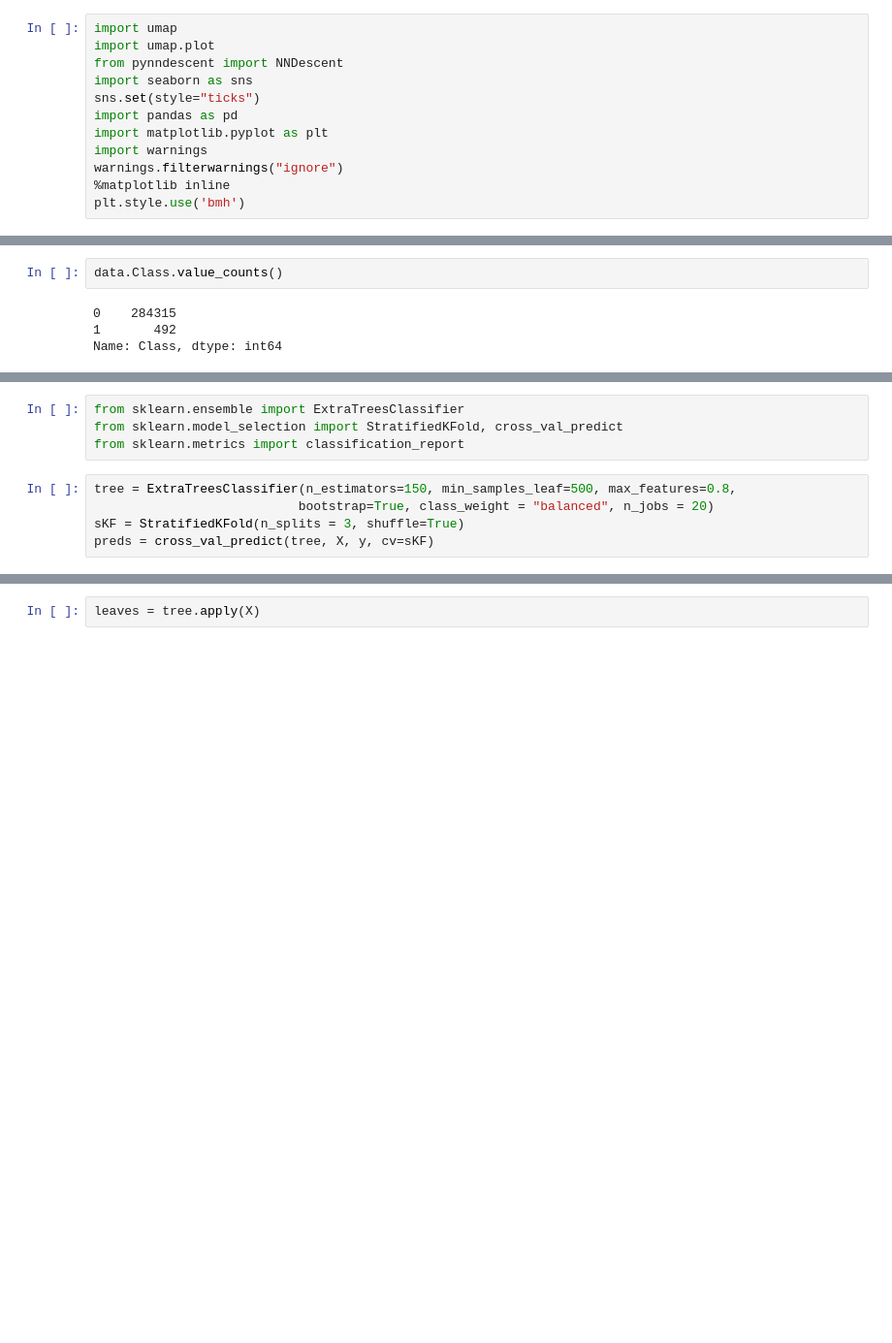
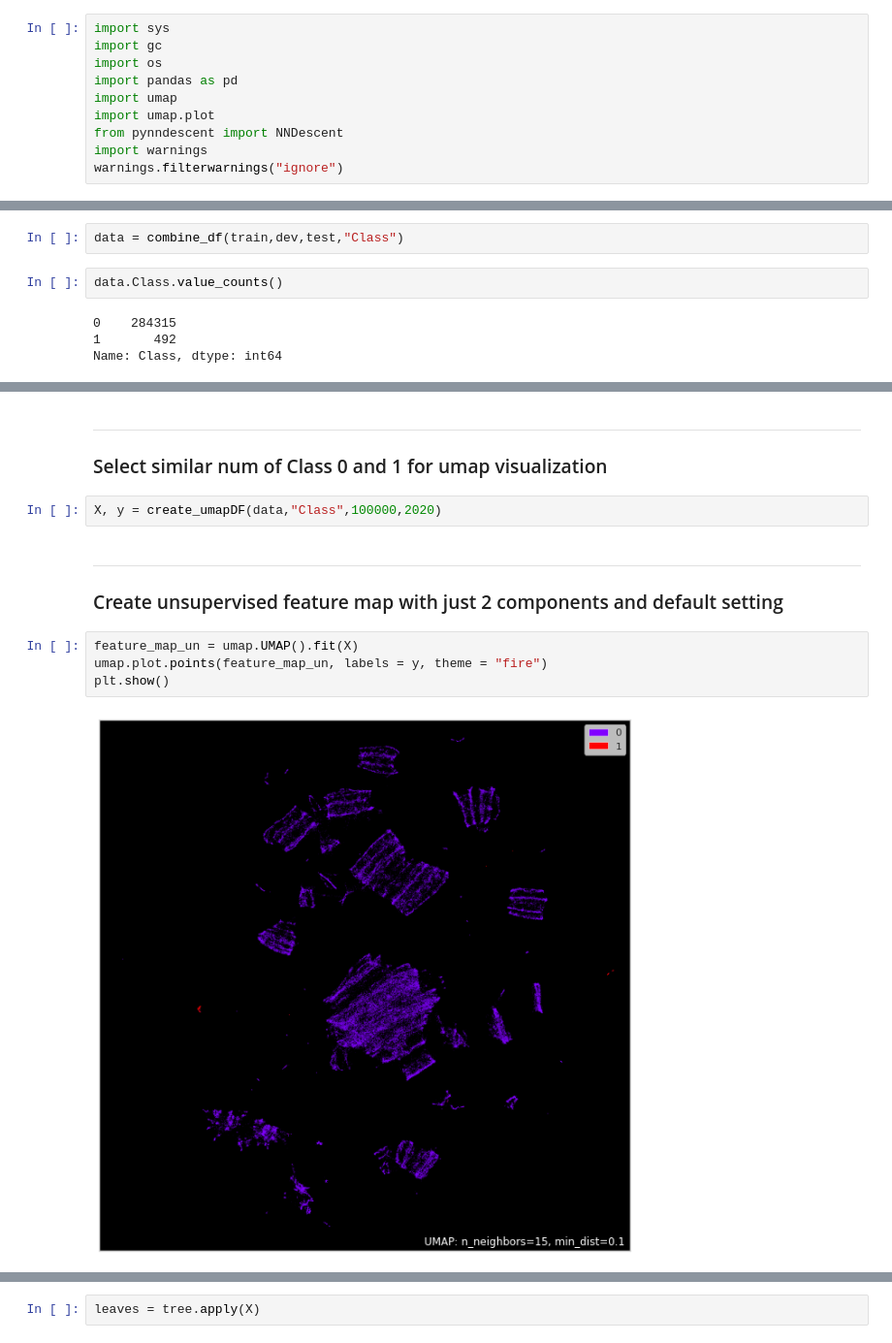
Before and after one commit to mzhou356/creditCardFraud, a Jupyter notebook: Feature_Visualization/notebooks/UMAP_visualization.ipynb, the cells around one changed output, grey strips where cells are left out. Shown at 97% size. Cells and saved outputs as stored; diff of their text form; blank space fills up the shorter version.

```diff
--- a/Feature_Visualization/notebooks/UMAP_visualization.ipynb
+++ b/Feature_Visualization/notebooks/UMAP_visualization.ipynb
@@ -1,12 +4,10 @@
 # %%
+import sys
+import gc
+import os
+import pandas as pd
 import umap
 import umap.plot
 from pynndescent import NNDescent
-import seaborn as sns
-sns.set(style="ticks")
-import pandas as pd
-import matplotlib.pyplot as plt
 import warnings
 warnings.filterwarnings("ignore")
-%matplotlib inline
-plt.style.use('bmh')
@@ -22,3 +27,5 @@ data = pd.concat([train,dev,test])
+# %%
+data = combine_df(train,dev,test,"Class")
 # %%
 data.Class.value_counts()
 # %% [output]
@@ -83,9 +35,14 @@ plt.show()
-# %%
-from sklearn.ensemble import ExtraTreesClassifier
-from sklearn.model_selection import StratifiedKFold, cross_val_predict
-from sklearn.metrics import classification_report
-# %%
-tree = ExtraTreesClassifier(n_estimators=150, min_samples_leaf=500, max_features=0.8,
-                           bootstrap=True, class_weight = "balanced", n_jobs = 20)
-sKF = StratifiedKFold(n_splits = 3, shuffle=True)
-preds = cross_val_predict(tree, X, y, cv=sKF)
+# %% [markdown]
+----
+### Select similar num of Class 0 and 1 for umap visualization
+# %%
+X, y = create_umapDF(data,"Class",100000,2020)
+# %% [markdown]
+-----
+### Create unsupervised feature map with just 2 components and default setting
+# %%
+feature_map_un = umap.UMAP().fit(X)
+umap.plot.points(feature_map_un, labels = y, theme = "fire")
+plt.show()
+# %% [output]
+[figure, added]
```
Also changed, not shown: parts of 61 cells of this notebook.
